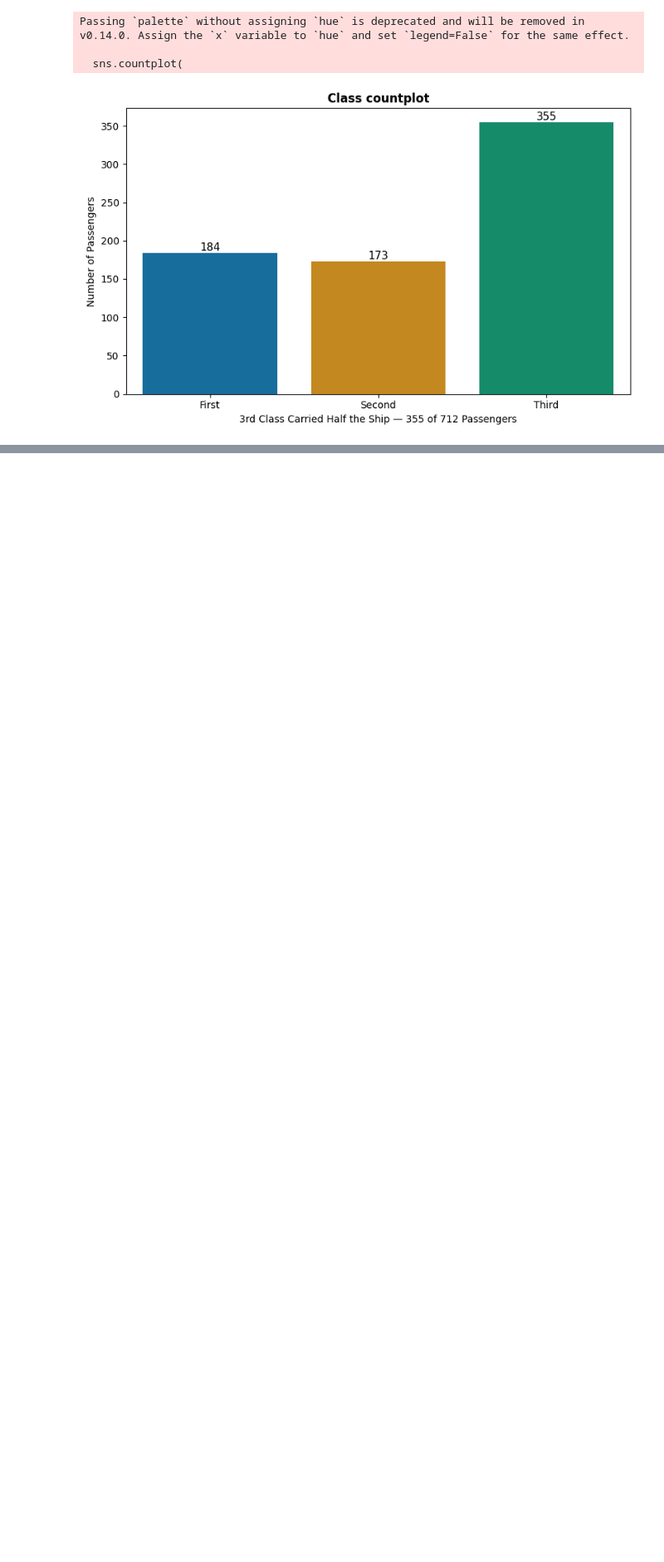
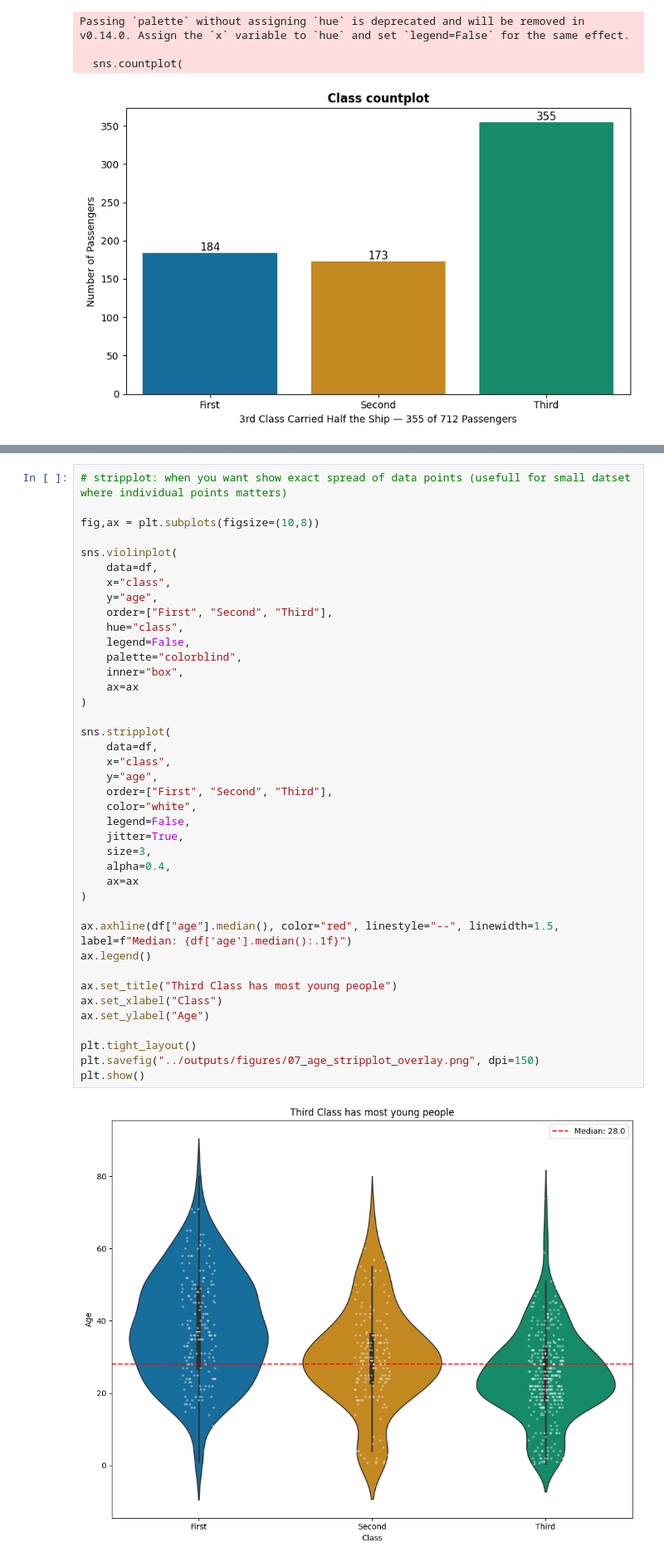
Before and after one commit to Manglam11/data_science_course, a Jupyter notebook: 07_Data_Visualization/notebooks/my_notebook.ipynb, the cells around one changed output, grey strips where cells are left out. Shown at 83% size. Saved outputs shown, nothing was run; the diff lists cells and outputs as text; blank space fills up the shorter version.

```diff
--- a/07_Data_Visualization/notebooks/my_notebook.ipynb
+++ b/07_Data_Visualization/notebooks/my_notebook.ipynb
@@ -273,0 +365,42 @@ Passing `palette` without assigning `hue` is deprecated and will be removed in v
+# %%
+# stripplot: when you want show exact spread of data points (usefull for small datset where individual points matters)
+
+fig,ax = plt.subplots(figsize=(10,8))
+
+sns.violinplot(
+    data=df,
+    x="class",
+    y="age",
+    order=["First", "Second", "Third"],
+    hue="class",
+    legend=False,
+    palette="colorblind",
+    inner="box",
+    ax=ax
+)
+
+sns.stripplot(
+    data=df,
+    x="class",
+    y="age",
+    order=["First", "Second", "Third"],
+    color="white",
+    legend=False,
+    jitter=True,
+    size=3,
+    alpha=0.4,
+    ax=ax
+)
+
+ax.axhline(df["age"].median(), color="red", linestyle="--", linewidth=1.5, label=f"Median: {df['age'].median():.1f}")
+ax.legend()
+
+ax.set_title("Third Class has most young people")
+ax.set_xlabel("Class")
+ax.set_ylabel("Age")
+
+plt.tight_layout()
+plt.savefig("../outputs/figures/07_age_stripplot_overlay.png", dpi=150)
+plt.show()
+# %% [output]
+[figure, added]
```
Also changed, not shown: parts of 7 cells of this notebook.
